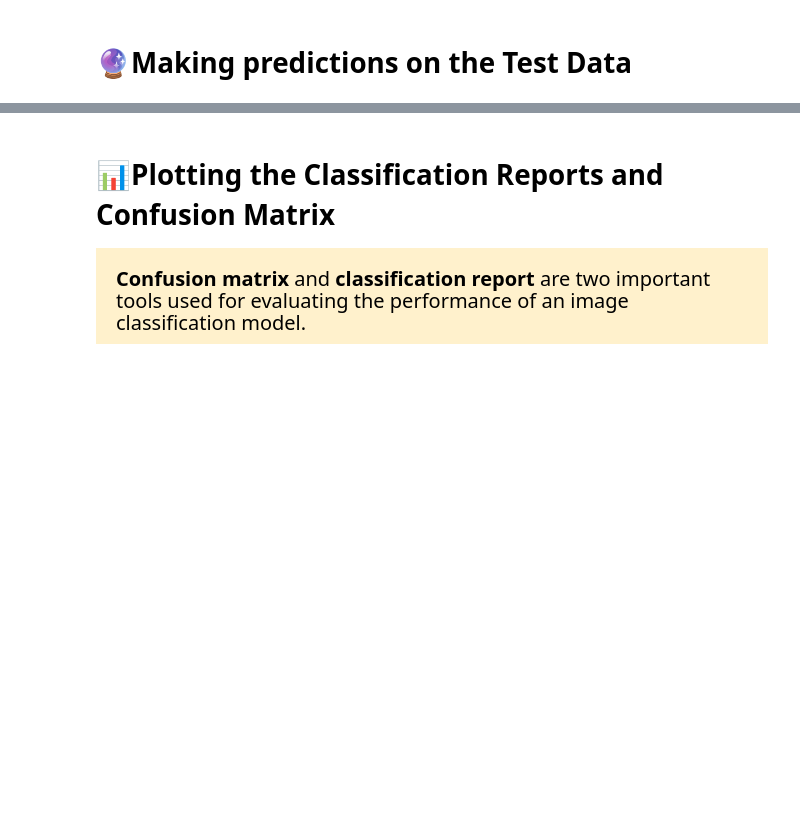
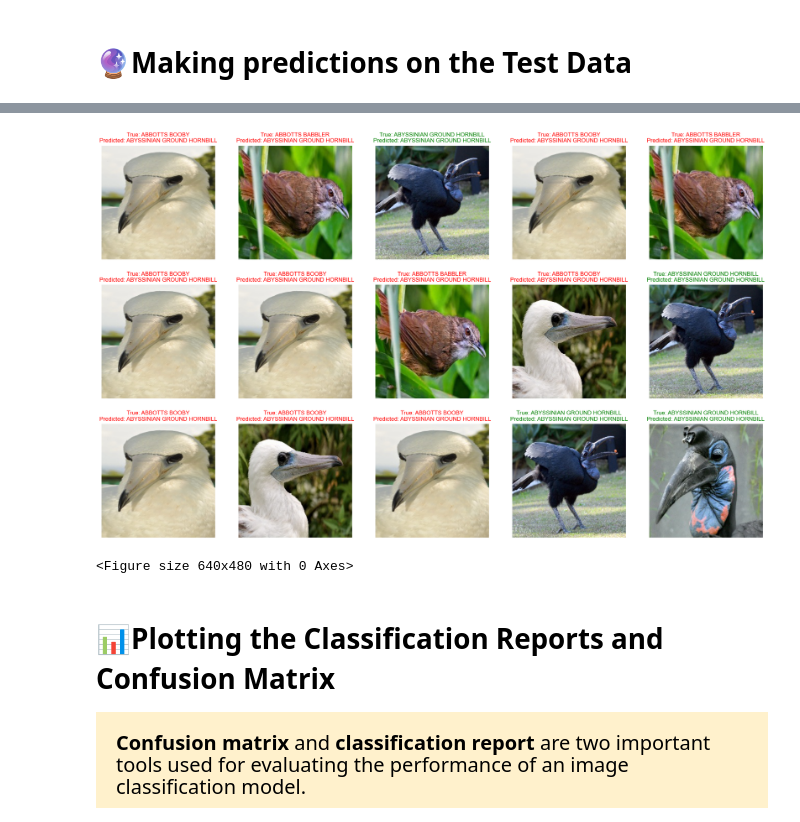
Before and after one commit to giladdanin10/birds, a Jupyter notebook: bird-classification-using-cnn-efficientnetb0.ipynb, the cells around one changed output, grey strips where cells are left out. Drawn from its saved outputs; the diff is of its cells as text; code cells hidden in the pictures; blank space fills up the shorter version.

```diff
--- a/bird-classification-using-cnn-efficientnetb0.ipynb
+++ b/bird-classification-using-cnn-efficientnetb0.ipynb
@@ -52,7 +52,9 @@ WARNING:tensorflow:From c:\Users\gilad\AppData\Local\anaconda3\Lib\site-packages
 # principle parameters
 BATCH_SIZE = 32 # size of batch (The ImageDataGenerator objects generate batches of tensor image data with real-time data augmentation)
 TARGET_SIZE = (224, 224)    # size of pictures (used by the ImageDataGenerator objects)
-N_LABELS = 3    # number of lables for analysis
+N_LABELS = 'all'    # number of lables for analysis ('all will keep all labels)
+N_EPOCHS = 100 # number of epochs for the traning NN
+N_SAMPLES_PER_LABEL = 100 # number of sampels per label that are kept for training ('all' will keep all samples)
 # %% [markdown]
 # 🤙Create helper functions
 # %%
@@ -74,3 +120,7 @@ image_df_full = birds.load_data(project_dir)
 # %%
+if (N_LABELS=='all'):
+    N_LABELS = len(birds.get_labels(image_df_full))
+
 lables = list(birds.get_labels(image_df_full)[0:N_LABELS])
 image_df = birds.filter_df(image_df_full,labels=lables)
+image_df = birds.filter_df(image_df,N_samples_per_label=10)
@@ -112,7 +161,7 @@ test_generator = ImageDataGenerator(
 train_images = train_generator.flow_from_dataframe(
     dataframe=train_df,
     x_col='Filepath',
-    y_col='Label',
+    y_col='label',
     target_size=TARGET_SIZE,
     color_mode='rgb',
     class_mode='categorical',
@@ -125,7 +174,7 @@ train_images = train_generator.flow_from_dataframe(
 val_images = train_generator.flow_from_dataframe(
     dataframe=train_df,
     x_col='Filepath',
-    y_col='Label',
+    y_col='label',
     target_size=TARGET_SIZE,
     color_mode='rgb',
     class_mode='categorical',
@@ -138,7 +187,7 @@ val_images = train_generator.flow_from_dataframe(
 test_images = test_generator.flow_from_dataframe(
     dataframe=test_df,
     x_col='Filepath',
-    y_col='Label',
+    y_col='label',
     target_size=TARGET_SIZE,
     color_mode='rgb',
     class_mode='categorical',
@@ -221,7 +280,7 @@ history = model.fit(
     steps_per_epoch=len(train_images),
     validation_data=val_images,
     validation_steps=len(val_images),
-    epochs=1,
+    epochs=N_EPOCHS,
     callbacks=[
         early_stopping,
         # birds.create_tensorboard_callback("training_logs",
@@ -315,18 +396,21 @@ print(f'The first 5 predictions: {pred[:5]}')
 # %%
   # Display 25 random pictures from the dataset with their labels
 random_index = np.random.randint(0, len(test_df) - 1, 15)
 fig, axes = plt.subplots(nrows=3, ncols=5, figsize=(25, 15),
                         subplot_kw={'xticks': [], 'yticks': []})
 
 for i, ax in enumerate(axes.flat):
     ax.imshow(plt.imread(test_df.Filepath.iloc[random_index[i]]))
-    if test_df.Label.iloc[random_index[i]] == pred[random_index[i]]:
+    if test_df.label.iloc[random_index[i]] == pred[random_index[i]]:
         color = "green"
     else:
         color = "red"
-    ax.set_title(f"True: {test_df.Label.iloc[random_index[i]]}\nPredicted: {pred[random_index[i]]}", color=color)
+    ax.set_title(f"True: {test_df.label.iloc[random_index[i]]}\nPredicted: {pred[random_index[i]]}", color=color)
 plt.show()
 plt.tight_layout()
+# %% [output]
+[figure, added]
+<Figure size 640x480 with 0 Axes>
 # %% [markdown]
 # 📊Plotting the Classification Reports and Confusion Matrix
 
```
Also changed, not shown: parts of 14 cells of this notebook, 3 other files.
